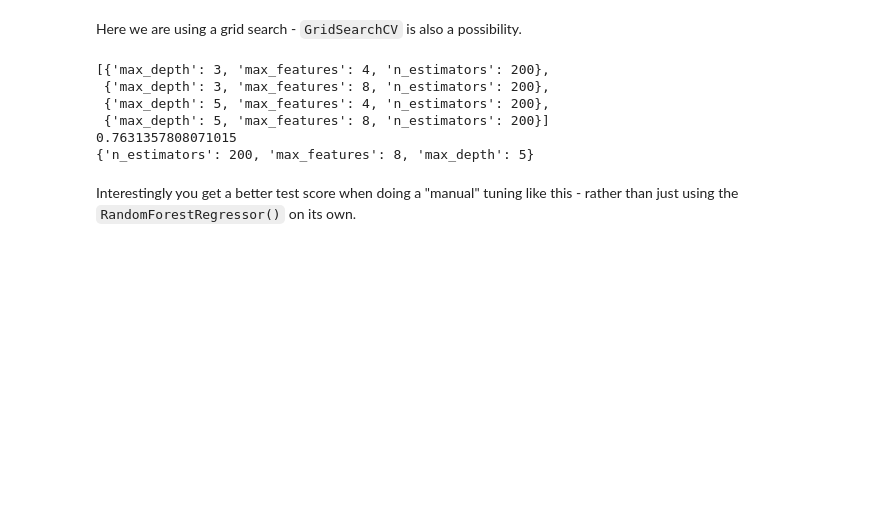
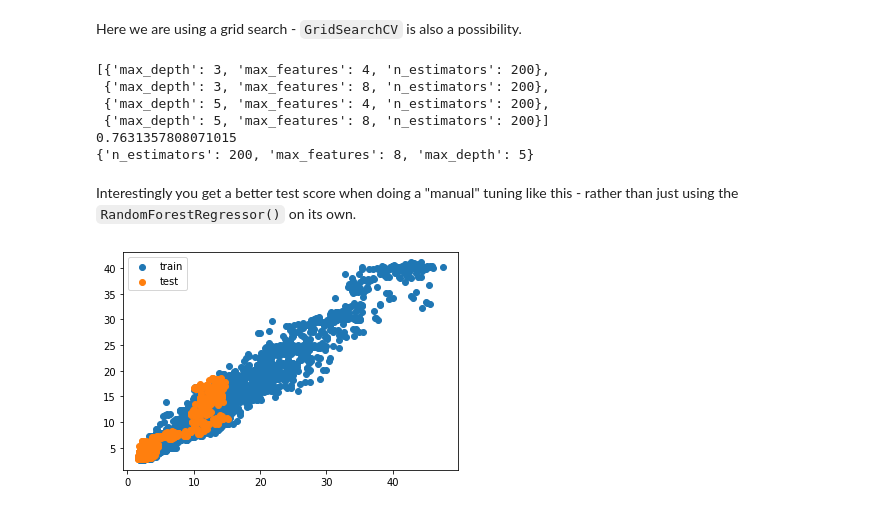
Before and after one commit to dt448/ml_for_finance, a Jupyter notebook: Predicting Stock Price using Clasical ML methods.ipynb, the cells around one changed output. Saved outputs shown, nothing was run; the diff lists cells and outputs as text; code cells hidden in the pictures; blank space fills up the shorter version.

```diff
--- a/Predicting Stock Price using Clasical ML methods.ipynb
+++ b/Predicting Stock Price using Clasical ML methods.ipynb
@@ -400,3 +400,19 @@ print(ParameterGrid(grid)[best_idx])
 {'n_estimators': 200, 'max_features': 8, 'max_depth': 5}
 # %% [markdown]
 Interestingly you get a better test score when doing a "manual" tuning like this - rather than just using the `RandomForestRegressor()` on its own.
+# %%
+# Use the best hyperparameters from before to fit a random forest model
+rfr = RandomForestRegressor(n_estimators=200, max_depth=5, max_features=8, random_state=42)
+rfr.fit(train_features, train_targets)
+
+# Make predictions with our model
+train_predictions = rfr.predict(train_features)
+test_predictions = rfr.predict(test_features)
+# %%
+# Create a scatter plot with train and test actual vs predictions
+plt.scatter(train_targets, train_predictions, label='train')
+plt.scatter(test_targets,test_predictions, label='test')
+plt.legend()
+plt.show()
+# %% [output]
+[figure, added]
```
Also changed, not shown: parts of 3 cells of this notebook.
